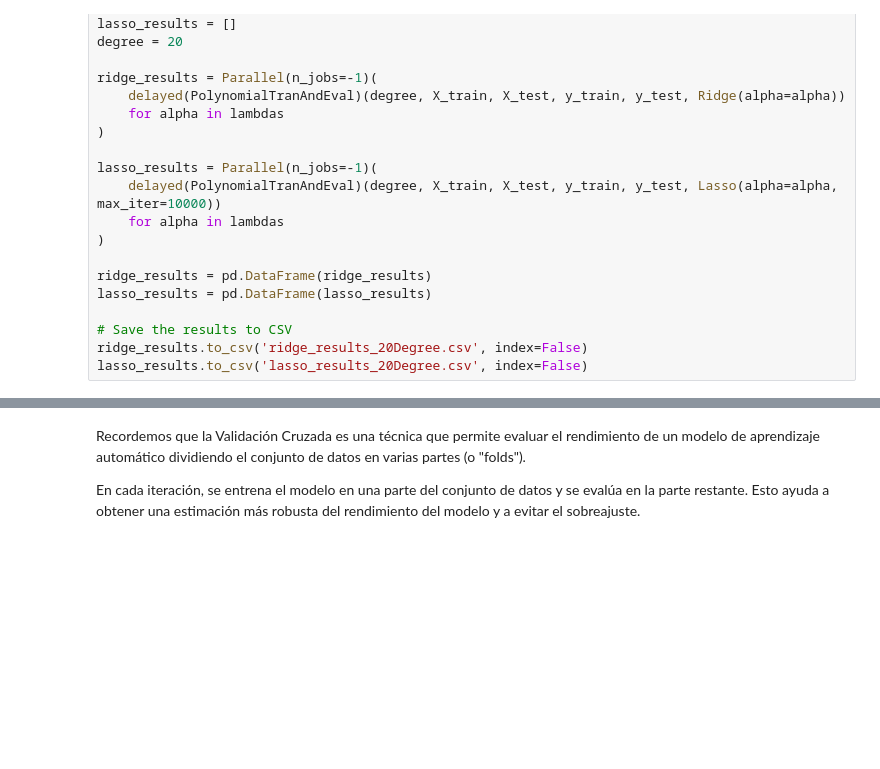
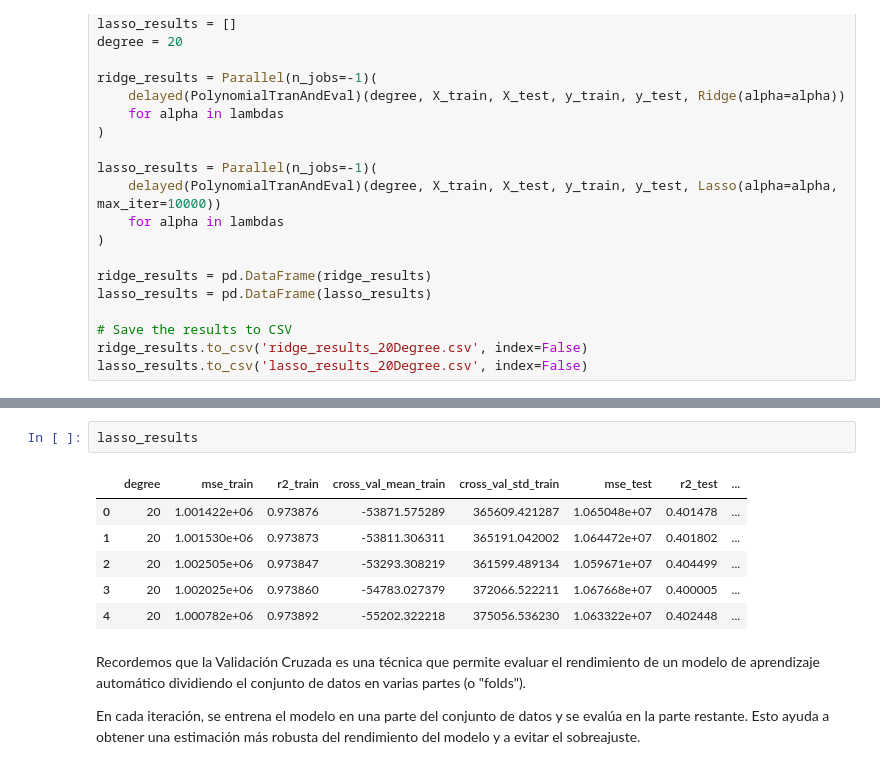
Before and after one commit to roicort/PCIC, a Jupyter notebook: ML/T2/1-Precios.ipynb, the cells around one changed output, grey strips where cells are left out. Drawn from its saved outputs; the diff is of its cells as text; blank space fills up the shorter version.

```diff
--- a/ML/T2/1-Precios.ipynb
+++ b/ML/T2/1-Precios.ipynb
@@ -353,3 +362,12 @@ lasso_results.to_csv('lasso_results_20Degree.csv', index=False)
+# %%
+lasso_results
+# %% [output]
+|  | degree | mse_train | r2_train | cross_val_mean_train | cross_val_std_train | mse_test | r2_test | ... |
+| 0 | 20 | 1.001422e+06 | 0.973876 | -53871.575289 | 365609.421287 | 1.065048e+07 | 0.401478 | ... |
+| 1 | 20 | 1.001530e+06 | 0.973873 | -53811.306311 | 365191.042002 | 1.064472e+07 | 0.401802 | ... |
+| 2 | 20 | 1.002505e+06 | 0.973847 | -53293.308219 | 361599.489134 | 1.059671e+07 | 0.404499 | ... |
+| 3 | 20 | 1.002025e+06 | 0.973860 | -54783.027379 | 372066.522211 | 1.067668e+07 | 0.400005 | ... |
+| 4 | 20 | 1.000782e+06 | 0.973892 | -55202.322218 | 375056.536230 | 1.063322e+07 | 0.402448 | ... |
 # %% [markdown]
 Recordemos que la Validación Cruzada es una técnica que permite evaluar el rendimiento de un modelo de aprendizaje automático dividiendo el conjunto de datos en varias partes (o "folds").
 
```
Also changed, not shown: parts of 3 cells of this notebook, 2 other files.
